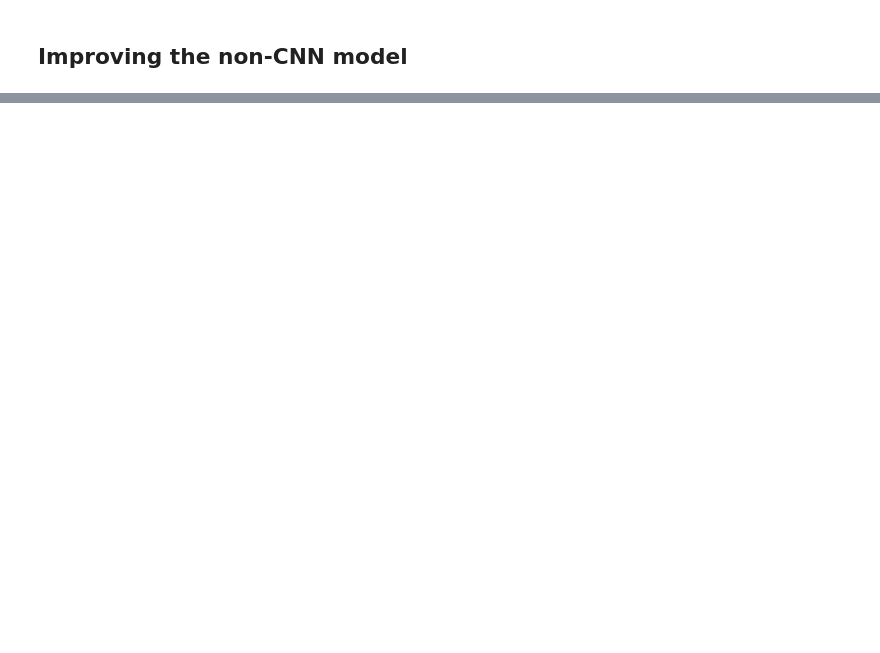
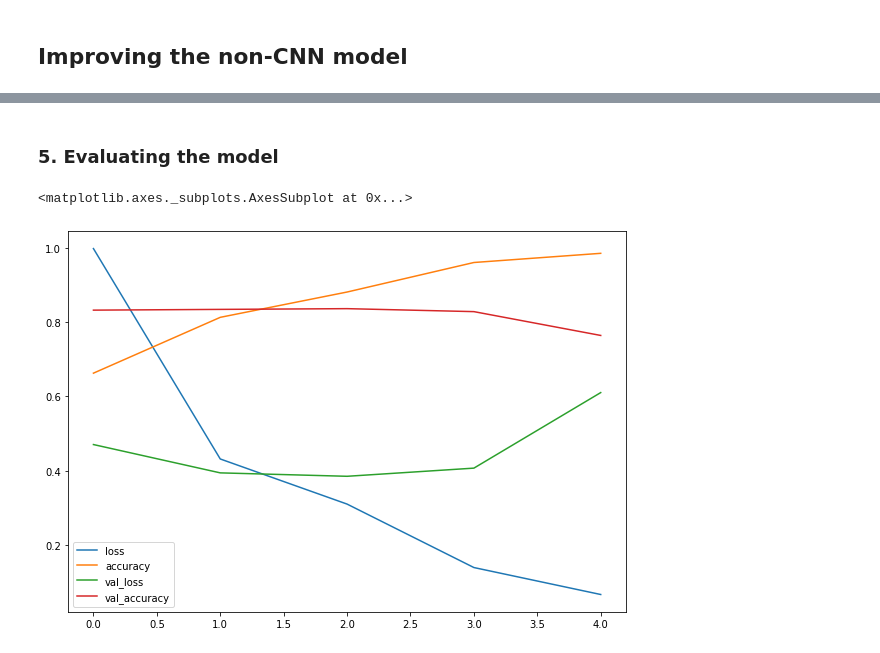
Before and after one commit to tankTopTaro/Deep-Learning-with-Python, a Jupyter notebook: 03_Convolutional_Neural_Networks_&_Computer_Vision.ipynb, the cells around one changed output, grey strips where cells are left out. Drawn from its saved outputs; the diff is of its cells as text; code cells hidden in the pictures; blank space fills up the shorter version.

```diff
--- a/03_Convolutional_Neural_Networks_&_Computer_Vision.ipynb
+++ b/03_Convolutional_Neural_Networks_&_Computer_Vision.ipynb
@@ -348,0 +469,10 @@ Epoch 5/5
+# %%
+# Load in the image data from directories and turn them into batches
+train_data = train_datagen.flow_from_directory(directory=train_dir,
+                                               target_size=(224, 224),
+                                               class_mode='binary',
+                                               batch_size=32)
+test_data = test_datagen.flow_from_directory(directory=test_dir,
+                                             target_size=(224, 224),
+                                             class_mode='binary',
+                                             batch_size=32)
@@ -348,0 +537,19 @@ Epoch 5/5
+# %%
+# Create the baseline model
+model_4 = Sequential([
+    Conv2D(filters=10,
+           kernel_size=3,
+           strides=1,
+           padding='valid',
+           activation='relu',
+           input_shape=(224, 224, 3)),    # input layer (specify input shape)
+    Conv2D(10, 3, activation='relu'),
+    Conv2D(10, 3, activation='relu'),
+    Flatten(),
+    Dense(1, activation='sigmoid')        # output layer (working with binary classification so only 1 output neuron)
+])
+# %%
+# Compile the model
+model_4.compile(loss='binary_crossentropy',
+                optimizer=Adam(),
+                metrics=['accuracy'])
@@ -348,0 +566,6 @@ Epoch 5/5
+# %%
+# Fit the model
+history_4 = model_4.fit(train_data, epochs=5,
+                        steps_per_epoch=len(train_data),
+                        validation_data=test_data,
+                        validation_steps=len(test_data))
@@ -348,0 +583,9 @@ Epoch 5/5
+# %% [markdown]
+### 5. Evaluating the model
+# %%
+# Plotting the training curves
+import pandas as pd
+pd.DataFrame(history_4.history).plot(figsize=(10, 7))
+# %% [output]
+<matplotlib.axes._subplots.AxesSubplot at 0x...>
+[figure, added]
```
Also changed, not shown: parts of 111 cells of this notebook.
